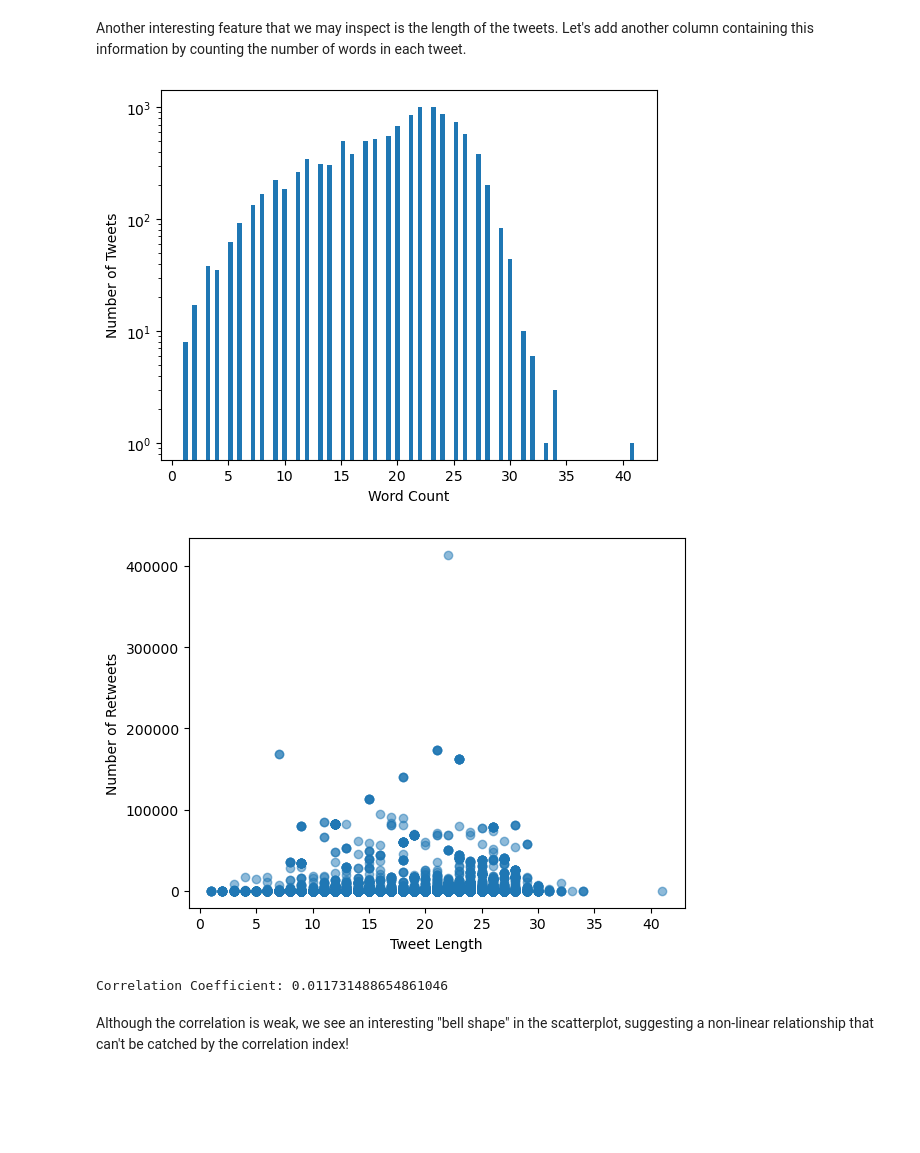
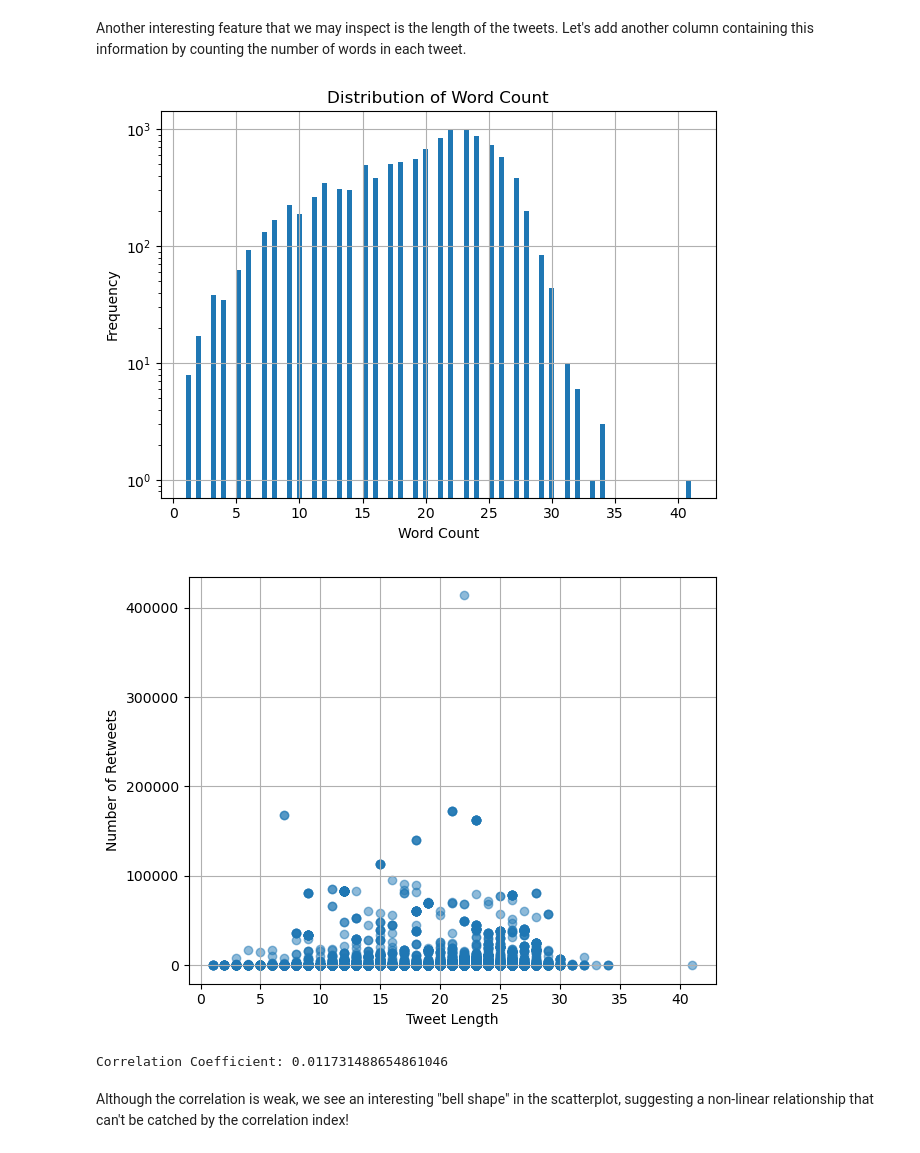
Before and after one commit to alessandrodondarini/tweet-virality-prediction, a Jupyter notebook: notebooks/supML_twitter.ipynb, the cells around one changed output. Drawn from its saved outputs; the diff is of its cells as text; code cells hidden in the pictures; blank space fills up the shorter version.

Commit message:
Added Distribution Plot

```diff
--- a/notebooks/supML_twitter.ipynb
+++ b/notebooks/supML_twitter.ipynb
@@ -179,23 +192,32 @@ Another interesting feature that we may inspect is the length of the tweets. Let
 # %%
 random_tweets['length'] = random_tweets['text'].str.split().str.len()
 
 plt.hist(random_tweets['length'], bins=100)
 plt.yscale('log')
 plt.xlabel('Word Count')
-plt.ylabel('Number of Tweets')
+plt.ylabel('Frequency')
+plt.title("Distribution of Word Count")
+
+plt.tight_layout()
+plt.grid(True)
+
 
 plt.show()
 # %% [output]
-[figure, old version]
+[figure, new version]
 # %%
 plt.scatter( random_tweets['length'],random_tweets['retweet_count'], alpha = 0.5)
 plt.ylabel('Number of Retweets')
 plt.xlabel('Tweet Length')
+
+plt.tight_layout()
+plt.grid(True)
+
 plt.show()
 
 print('Correlation Coefficient:', np.corrcoef(random_tweets['retweet_count'], random_tweets['length'])[0,1])
 # %% [output]
-[figure, old version]
+[figure, new version]
 Correlation Coefficient: 0.011731488654861046
 # %% [markdown]
 Although the correlation is weak, we see an interesting "bell shape" in the scatterplot, suggesting a non-linear relationship that can't be catched by the correlation index!
```
Also changed, not shown: parts of 5 cells of this notebook, 1 other file.
